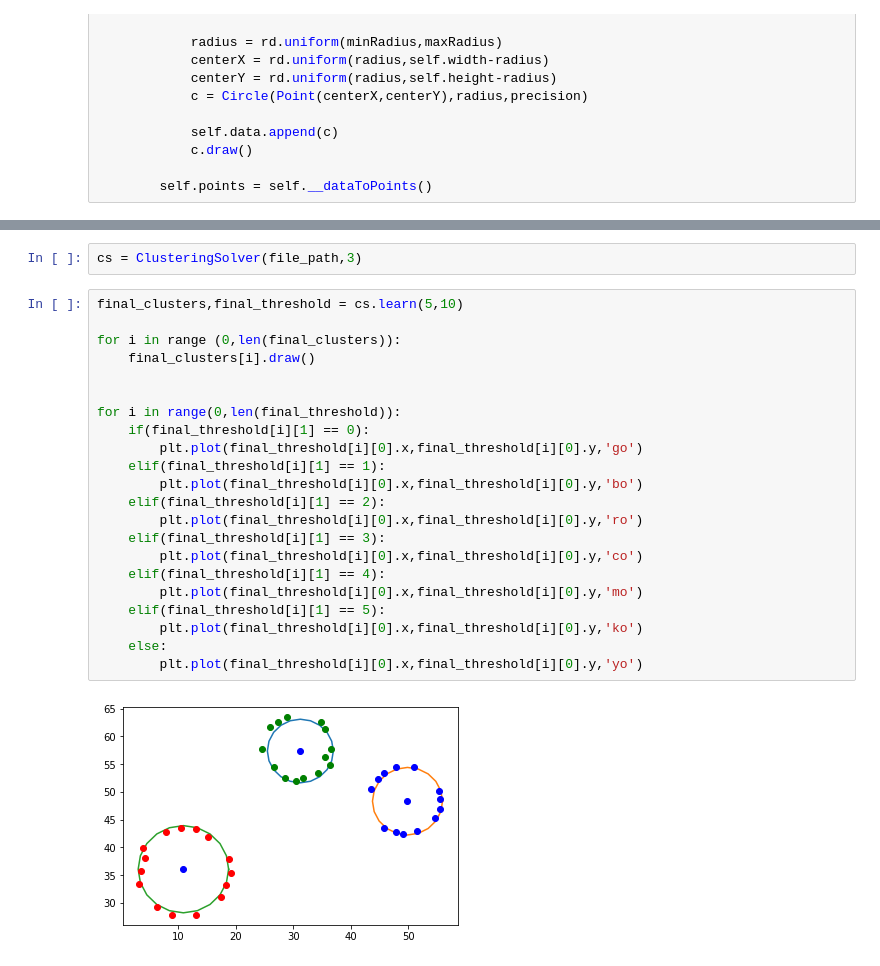
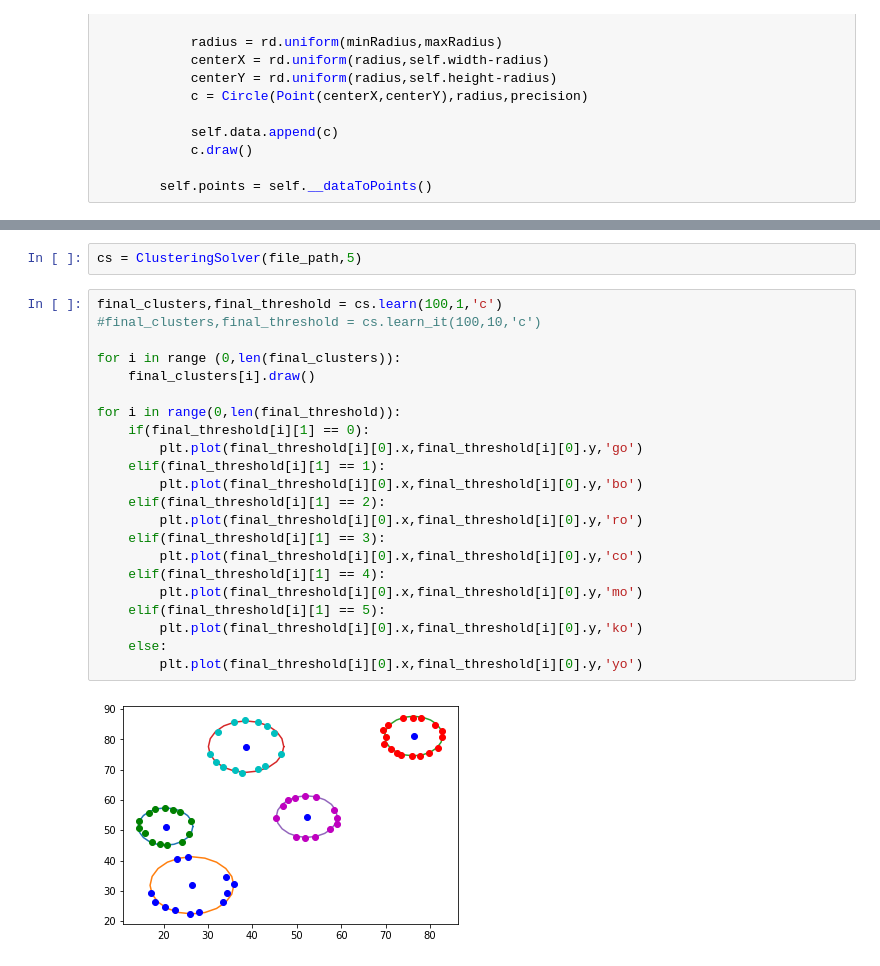
Before and after one commit to ClusteringIA/Clustering, a Jupyter notebook: IA CLEAN.ipynb, the cells around one changed output, grey strips where cells are left out. Saved outputs shown, nothing was run; the diff lists cells and outputs as text.

```diff
--- a/IA CLEAN.ipynb
+++ b/IA CLEAN.ipynb
@@ -482,26 +636,26 @@ setData.drawData('ro')
 # %%
-cs = ClusteringSolver(file_path,3)
+cs = ClusteringSolver(file_path,5)
 # %%
-final_clusters,final_threshold = cs.learn(5,10)
+final_clusters,final_threshold = cs.learn(100,1,'c')
+#final_clusters,final_threshold = cs.learn_it(100,10,'c')
 
 for i in range (0,len(final_clusters)):
     final_clusters[i].draw()
-
 
 for i in range(0,len(final_threshold)):
     if(final_threshold[i][1] == 0):
         plt.plot(final_threshold[i][0].x,final_threshold[i][0].y,'go')
     elif(final_threshold[i][1] == 1):
         plt.plot(final_threshold[i][0].x,final_threshold[i][0].y,'bo')
     elif(final_threshold[i][1] == 2):
         plt.plot(final_threshold[i][0].x,final_threshold[i][0].y,'ro')
     elif(final_threshold[i][1] == 3):
         plt.plot(final_threshold[i][0].x,final_threshold[i][0].y,'co')
     elif(final_threshold[i][1] == 4):
         plt.plot(final_threshold[i][0].x,final_threshold[i][0].y,'mo')
     elif(final_threshold[i][1] == 5):
         plt.plot(final_threshold[i][0].x,final_threshold[i][0].y,'ko')
     else:
         plt.plot(final_threshold[i][0].x,final_threshold[i][0].y,'yo')
 # %% [output]
-[figure, old version]
+[figure, new version]
```
Also changed, not shown: parts of 5 cells of this notebook.
